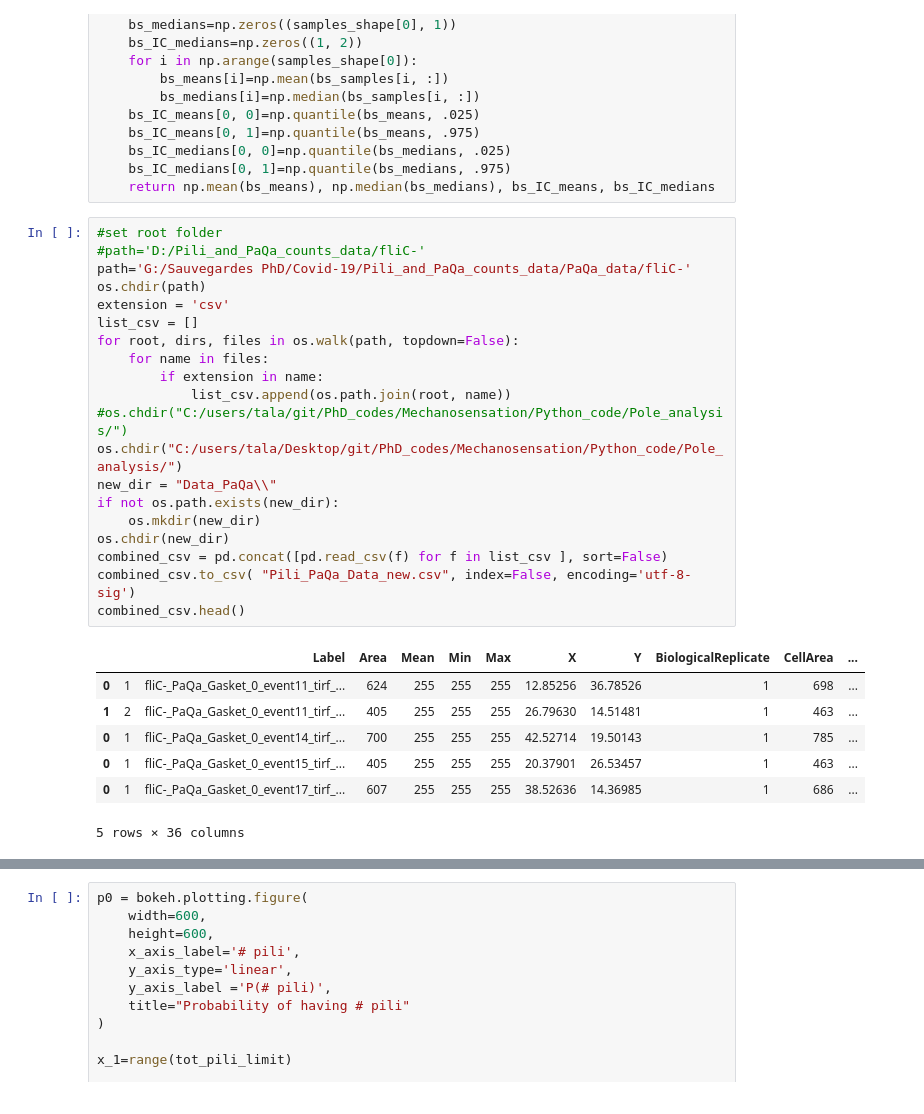
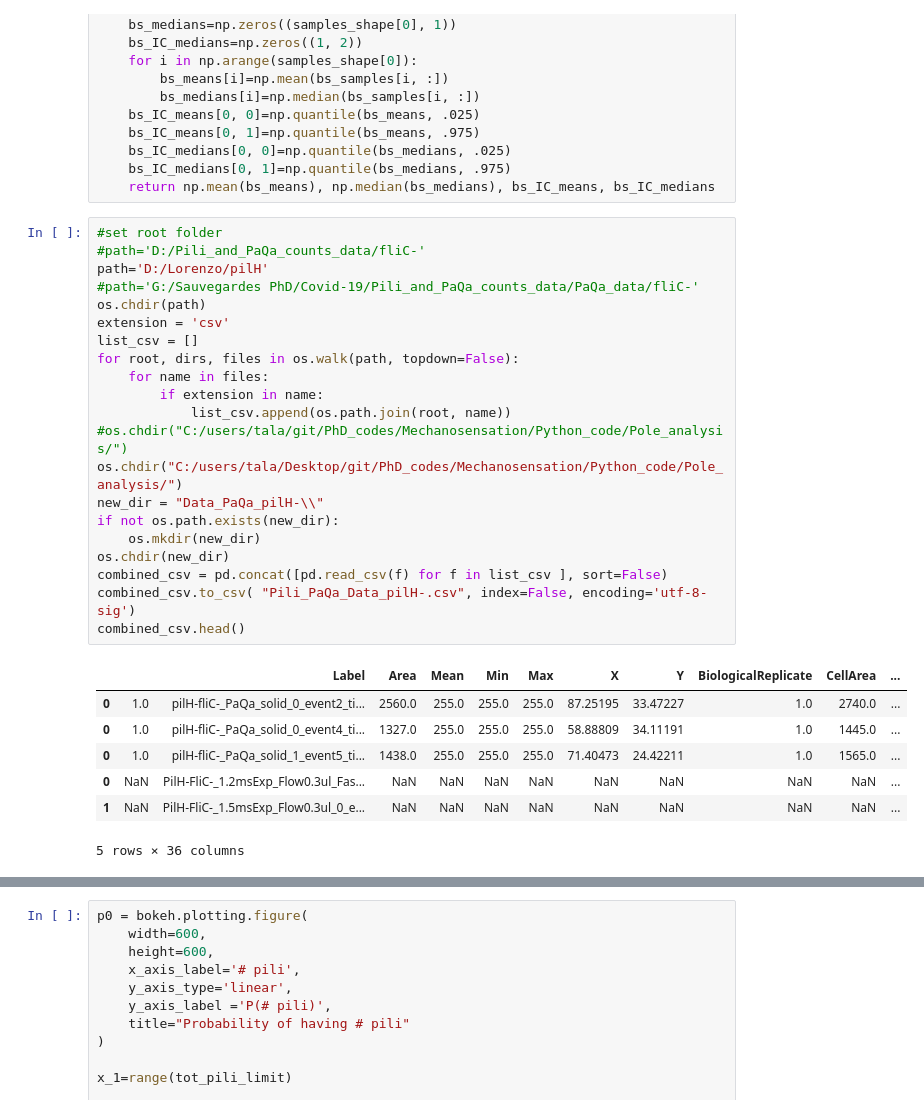
Before and after one commit to lorenzotala/PhD_codes, a Jupyter notebook: Mechanosensation/Python_code/Pole_analysis/Pili_PaQa_analysis.ipynb, the cells around one changed output, grey strips where cells are left out. Saved outputs shown, nothing was run; the diff lists cells and outputs as text.

```diff
--- a/Mechanosensation/Python_code/Pole_analysis/Pili_PaQa_analysis.ipynb
+++ b/Mechanosensation/Python_code/Pole_analysis/Pili_PaQa_analysis.ipynb
@@ -43,30 +43,31 @@ def bootstrap_stats(bs_samples):
 # %%
 #set root folder
 #path='D:/Pili_and_PaQa_counts_data/fliC-'
-path='G:/Sauvegardes PhD/Covid-19/Pili_and_PaQa_counts_data/PaQa_data/fliC-'
+path='D:/Lorenzo/pilH'
+#path='G:/Sauvegardes PhD/Covid-19/Pili_and_PaQa_counts_data/PaQa_data/fliC-'
 os.chdir(path)
 extension = 'csv'
 list_csv = []
 for root, dirs, files in os.walk(path, topdown=False):
     for name in files:
         if extension in name:
             list_csv.append(os.path.join(root, name))
 #os.chdir("C:/users/tala/git/PhD_codes/Mechanosensation/Python_code/Pole_analysis/")
 os.chdir("C:/users/tala/Desktop/git/PhD_codes/Mechanosensation/Python_code/Pole_analysis/")
-new_dir = "Data_PaQa\\"
+new_dir = "Data_PaQa_pilH-\\"
 if not os.path.exists(new_dir):
     os.mkdir(new_dir)
 os.chdir(new_dir)
 combined_csv = pd.concat([pd.read_csv(f) for f in list_csv ], sort=False)
-combined_csv.to_csv( "Pili_PaQa_Data_new.csv", index=False, encoding='utf-8-sig')
+combined_csv.to_csv( "Pili_PaQa_Data_pilH-.csv", index=False, encoding='utf-8-sig')
 combined_csv.head()
 # %% [output]
 |  |  | Label | Area | Mean | Min | Max | X | Y | BiologicalReplicate | CellArea | ... |
-| 0 | 1 | fliC-_PaQa_Gasket_0_event11_tirf_... | 624 | 255 | 255 | 255 | 12.85256 | 36.78526 | 1 | 698 | ... |
-| 1 | 2 | fliC-_PaQa_Gasket_0_event11_tirf_... | 405 | 255 | 255 | 255 | 26.79630 | 14.51481 | 1 | 463 | ... |
-| 0 | 1 | fliC-_PaQa_Gasket_0_event14_tirf_... | 700 | 255 | 255 | 255 | 42.52714 | 19.50143 | 1 | 785 | ... |
-| 0 | 1 | fliC-_PaQa_Gasket_0_event15_tirf_... | 405 | 255 | 255 | 255 | 20.37901 | 26.53457 | 1 | 463 | ... |
-| 0 | 1 | fliC-_PaQa_Gasket_0_event17_tirf_... | 607 | 255 | 255 | 255 | 38.52636 | 14.36985 | 1 | 686 | ... |
+| 0 | 1.0 | pilH-fliC-_PaQa_solid_0_event2_ti... | 2560.0 | 255.0 | 255.0 | 255.0 | 87.25195 | 33.47227 | 1.0 | 2740.0 | ... |
+| 0 | 1.0 | pilH-fliC-_PaQa_solid_0_event4_ti... | 1327.0 | 255.0 | 255.0 | 255.0 | 58.88809 | 34.11191 | 1.0 | 1445.0 | ... |
+| 0 | 1.0 | pilH-fliC-_PaQa_solid_1_event5_ti... | 1438.0 | 255.0 | 255.0 | 255.0 | 71.40473 | 24.42211 | 1.0 | 1565.0 | ... |
+| 0 | NaN | PilH-FliC-_1.2msExp_Flow0.3ul_Fas... | NaN | NaN | NaN | NaN | NaN | NaN | NaN | NaN | ... |
+| 1 | NaN | PilH-FliC-_1.5msExp_Flow0.3ul_0_e... | NaN | NaN | NaN | NaN | NaN | NaN | NaN | NaN | ... |
 5 rows × 36 columns
 # %%
 app_root_dir = "C:/Users/tala/Desktop/git/PhD_codes/Mechanosensation/Python_code/Pole_analysis/"
```
Also changed, not shown: parts of 8 cells of this notebook, 13 other files.
